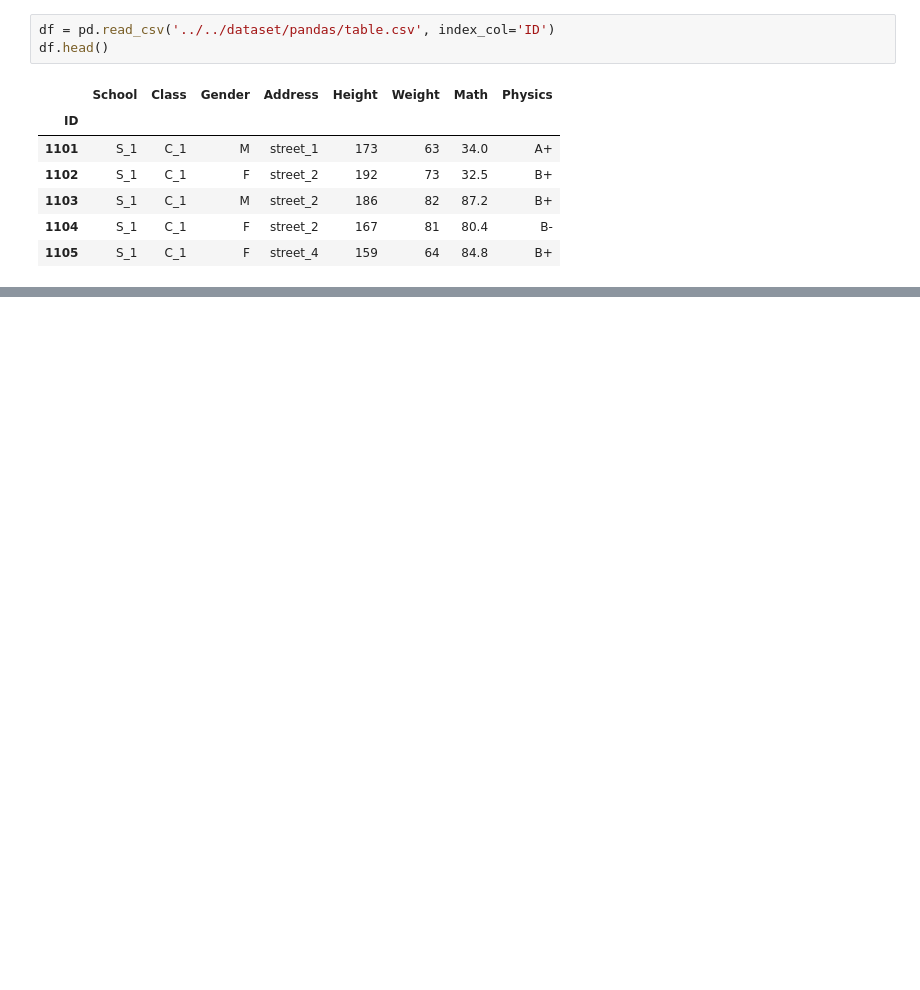
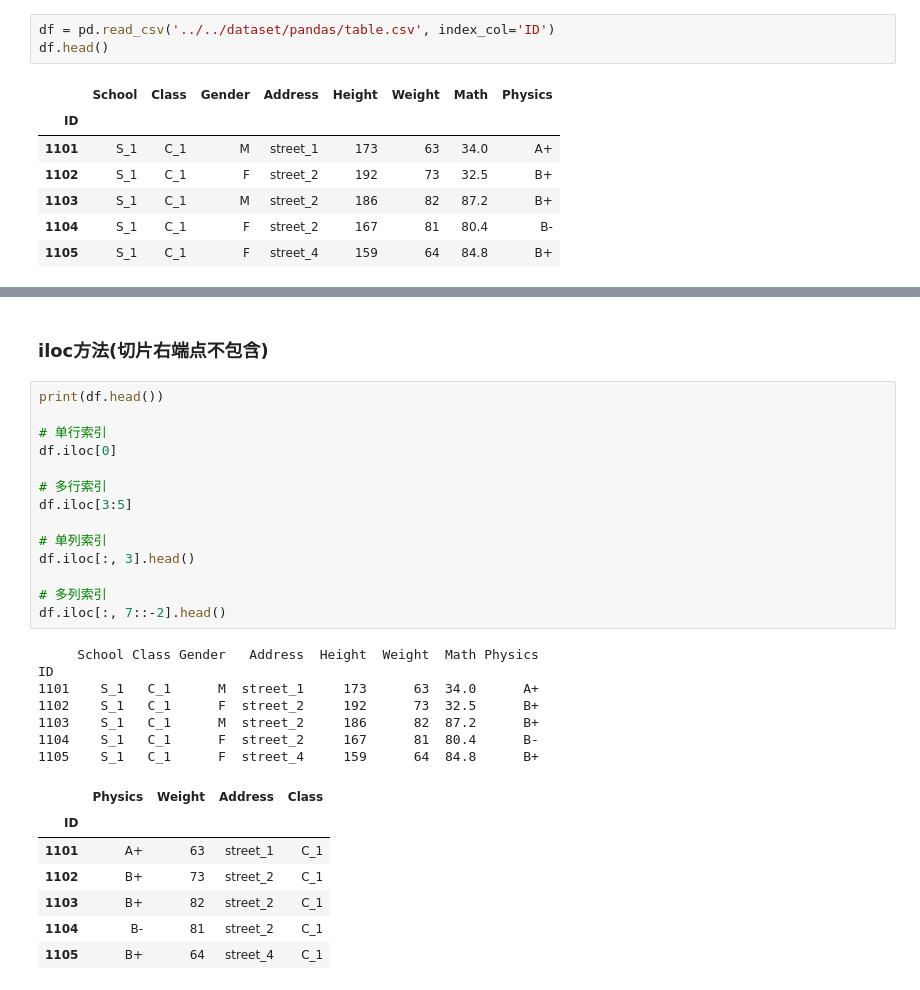
Before and after one commit to macnversion/python3, a Jupyter notebook: python3_books/pandas学习/pandas基础.ipynb, the cells around one changed output, grey strips where cells are left out. Saved outputs shown, nothing was run; the diff lists cells and outputs as text; blank space fills up the shorter version.

```diff
--- a/python3_books/pandas学习/pandas基础.ipynb
+++ b/python3_books/pandas学习/pandas基础.ipynb
@@ -222,0 +278,31 @@ df.head()
+# %% [markdown]
+### iloc方法(切片右端点不包含)
+# %%
+print(df.head())
+
+# 单行索引
+df.iloc[0]
+
+# 多行索引
+df.iloc[3:5]
+
+# 单列索引
+df.iloc[:, 3].head()
+
+# 多列索引
+df.iloc[:, 7::-2].head()
+# %% [output]
+     School Class Gender   Address  Height  Weight  Math Physics
+ID
+1101    S_1   C_1      M  street_1     173      63  34.0      A+
+1102    S_1   C_1      F  street_2     192      73  32.5      B+
+1103    S_1   C_1      M  street_2     186      82  87.2      B+
+1104    S_1   C_1      F  street_2     167      81  80.4      B-
+1105    S_1   C_1      F  street_4     159      64  84.8      B+
+|  | Physics | Weight | Address | Class |
+| ID |  |  |  |  |
+| 1101 | A+ | 63 | street_1 | C_1 |
+| 1102 | B+ | 73 | street_2 | C_1 |
+| 1103 | B+ | 82 | street_2 | C_1 |
+| 1104 | B- | 81 | street_2 | C_1 |
+| 1105 | B+ | 64 | street_4 | C_1 |
```
Also changed, not shown: parts of 27 cells of this notebook, 1 other file.
